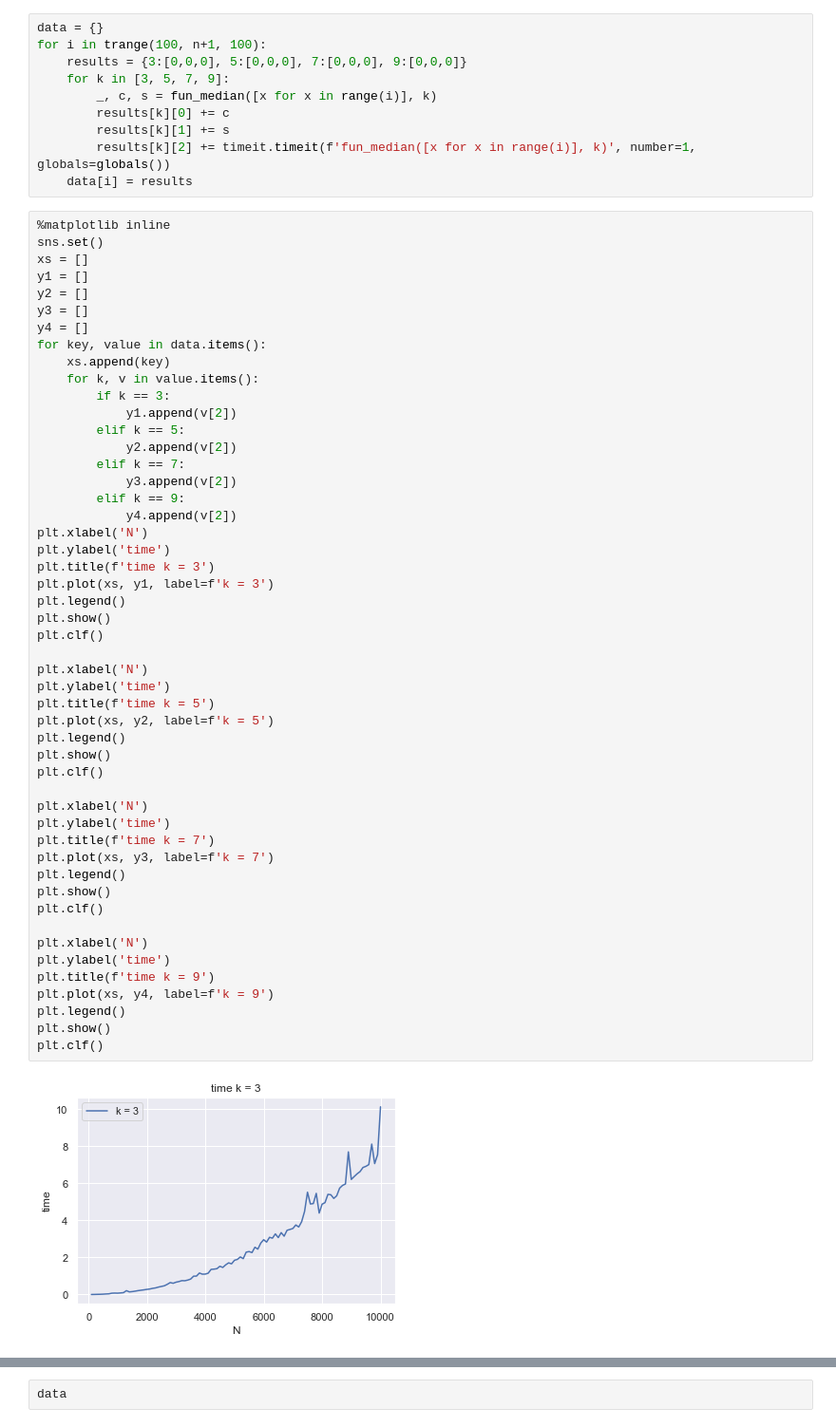
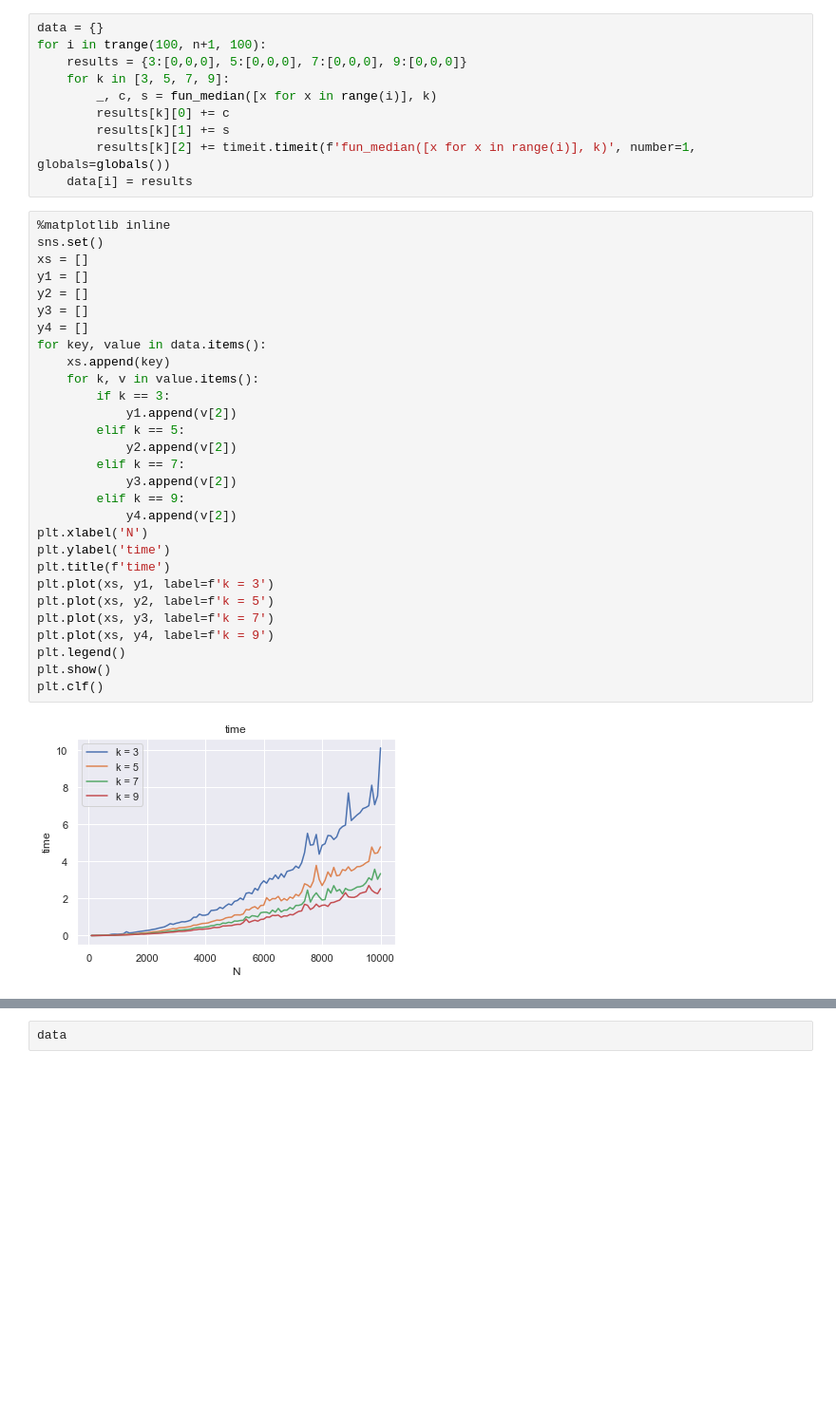
Before and after one commit to V1P0/AiSD3, a Jupyter notebook: z3.ipynb, the cells around one changed output, grey strips where cells are left out. Shown at 95% size. Drawn from its saved outputs; the diff is of its cells as text; blank space fills up the shorter version.

```diff
--- a/z3.ipynb
+++ b/z3.ipynb
@@ -41,52 +41,31 @@ for i in trange(100, n+1, 100):
 # %%
 %matplotlib inline
 sns.set()
 xs = []
 y1 = []
 y2 = []
 y3 = []
 y4 = []
 for key, value in data.items():
     xs.append(key)
     for k, v in value.items():
         if k == 3:
             y1.append(v[2])
         elif k == 5:
             y2.append(v[2])
         elif k == 7:
             y3.append(v[2])
         elif k == 9:
             y4.append(v[2])
 plt.xlabel('N')
 plt.ylabel('time')
-plt.title(f'time k = 3')
+plt.title(f'time')
 plt.plot(xs, y1, label=f'k = 3')
-plt.legend()
-plt.show()
-plt.clf()
-
-plt.xlabel('N')
-plt.ylabel('time')
-plt.title(f'time k = 5')
 plt.plot(xs, y2, label=f'k = 5')
-plt.legend()
-plt.show()
-plt.clf()
-
-plt.xlabel('N')
-plt.ylabel('time')
-plt.title(f'time k = 7')
 plt.plot(xs, y3, label=f'k = 7')
-plt.legend()
-plt.show()
-plt.clf()
-
-plt.xlabel('N')
-plt.ylabel('time')
-plt.title(f'time k = 9')
 plt.plot(xs, y4, label=f'k = 9')
 plt.legend()
 plt.show()
 plt.clf()
 # %% [output]
-[figure, old version]
+[figure, new version]
```
Also changed, not shown: parts of 3 cells of this notebook, 2 other files.
